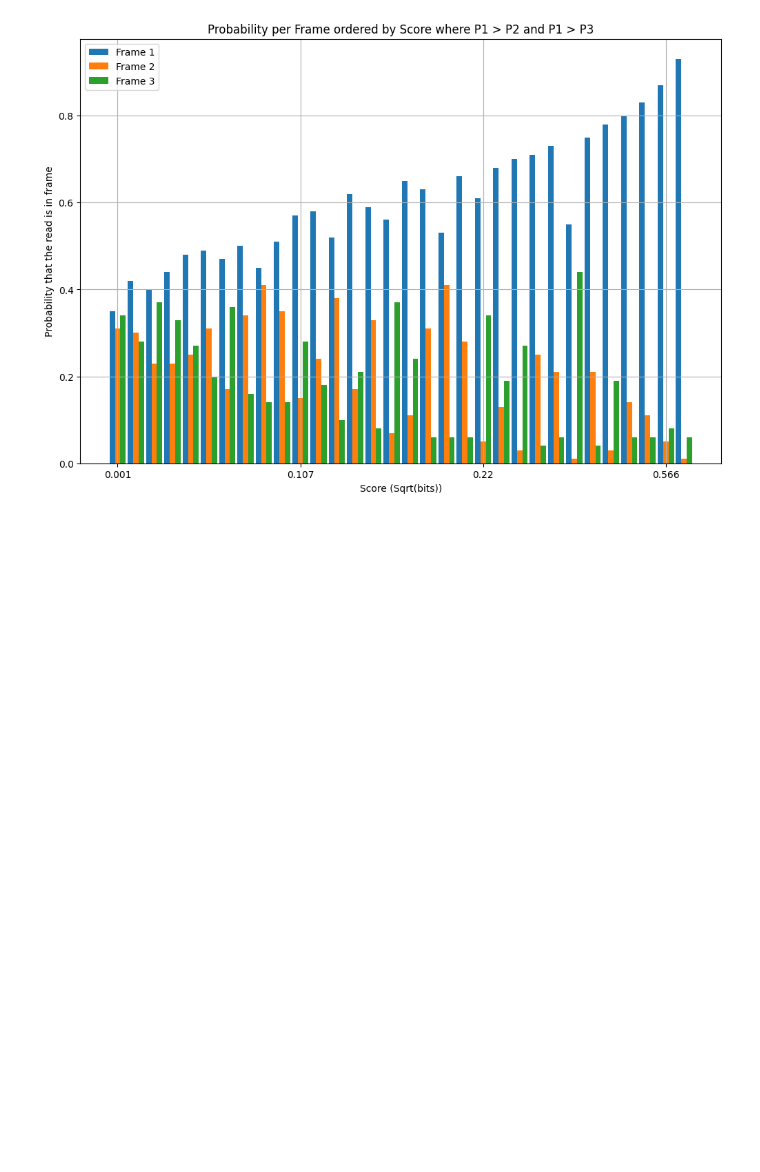
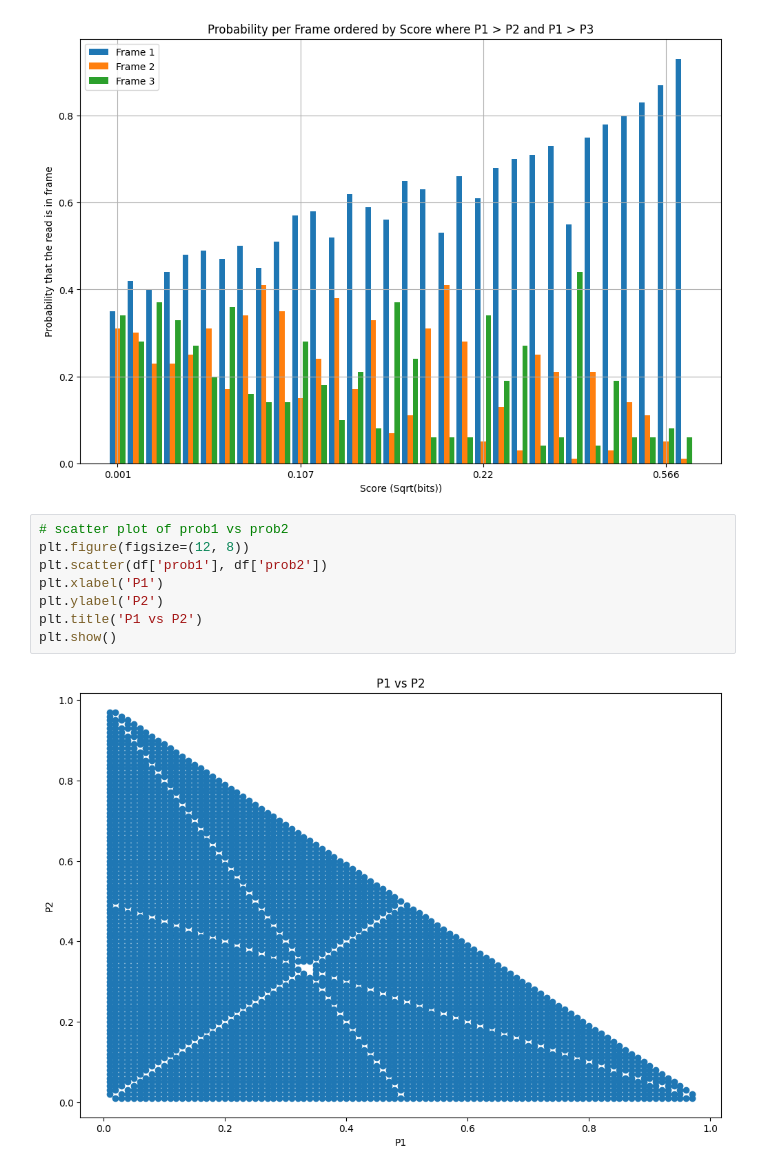
Before and after one commit to JackCurragh/Metric-Analysis, a Jupyter notebook: triplet_periodicity/information_content.ipynb, the cells around one changed output. Cells and saved outputs as stored; diff of their text form; blank space fills up the shorter version.

Commit message:
added triangle plots2 g

```diff
--- a/triplet_periodicity/information_content.ipynb
+++ b/triplet_periodicity/information_content.ipynb
@@ -208,3 +208,13 @@ plt.grid(True)
 plt.show()
 # %% [output]
 [figure]
+# %%
+# scatter plot of prob1 vs prob2
+plt.figure(figsize=(12, 8))
+plt.scatter(df['prob1'], df['prob2'])
+plt.xlabel('P1')
+plt.ylabel('P2')
+plt.title('P1 vs P2')
+plt.show()
+# %% [output]
+[figure, added]
```
Also changed, not shown: 1 other file.
